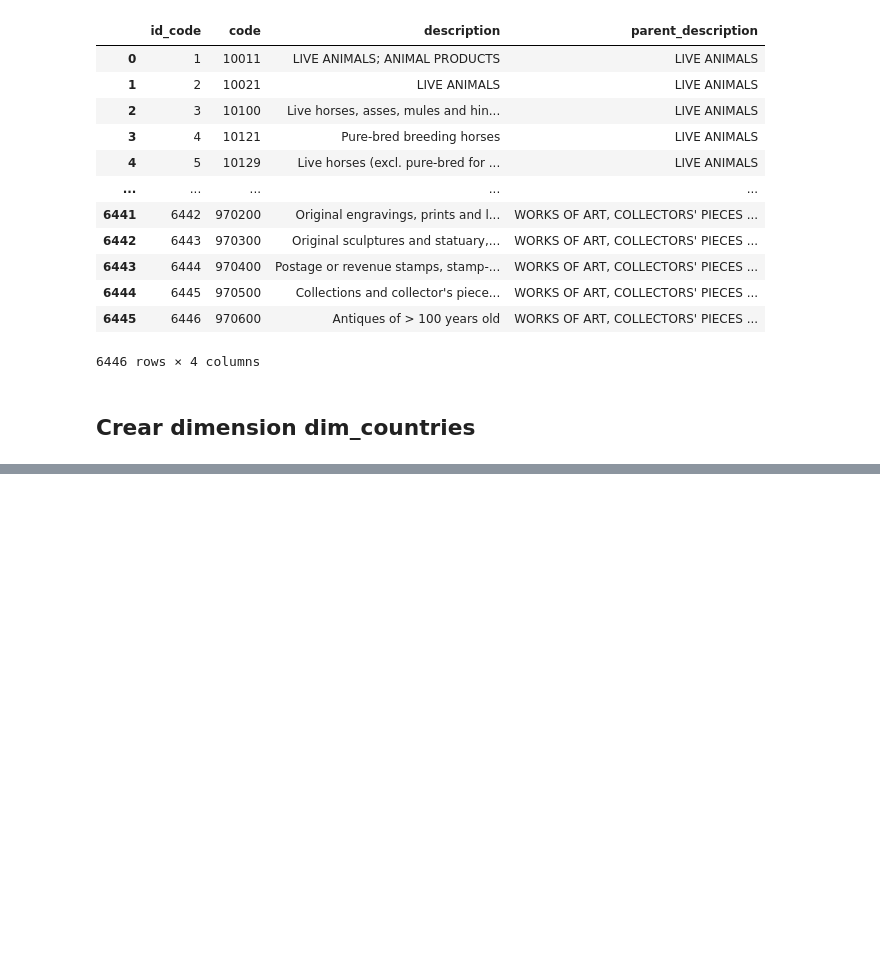
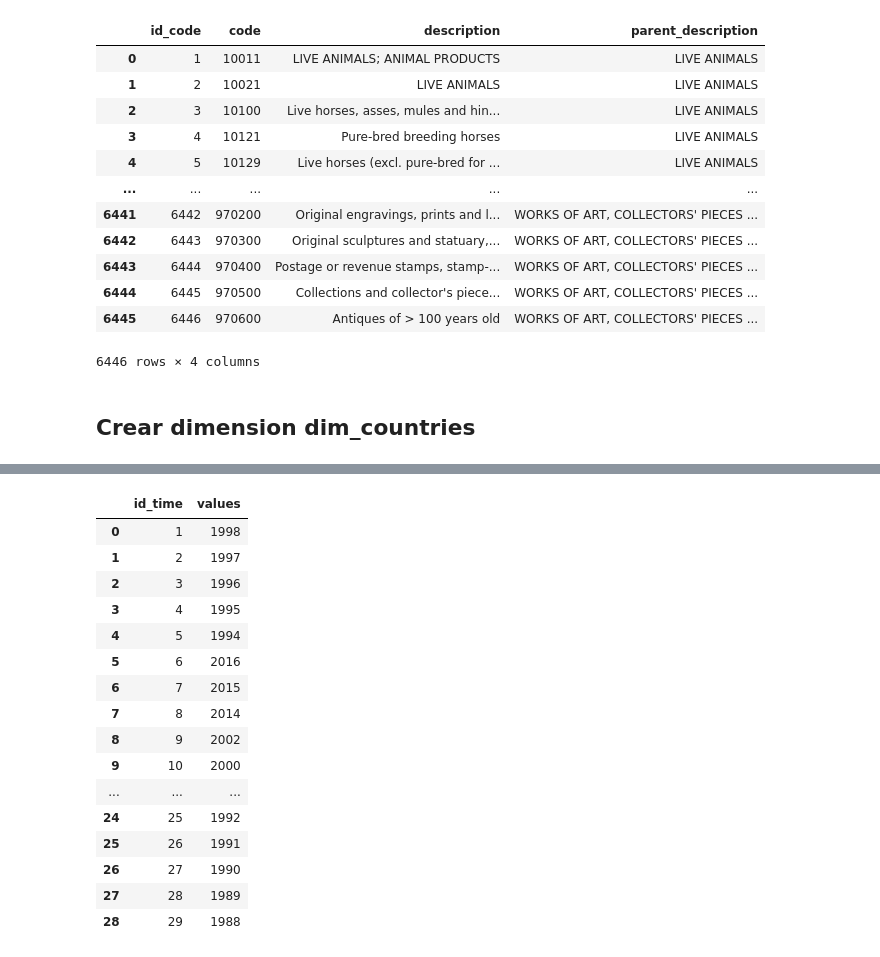
Before and after one commit to Vrtx566/Fundamentos-Analitica, a Jupyter notebook: orquestador_etl.ipynb, the cells around one changed output, grey strips where cells are left out. Cells and saved outputs as stored; diff of their text form; code cells hidden in the pictures; blank space fills up the shorter version.

```diff
--- a/orquestador_etl.ipynb
+++ b/orquestador_etl.ipynb
@@ -254,0 +278,22 @@ memory usage: 9.9+ KB
+# %%
+#para dim_time
+dim_time = create_dimension(df_trades['year'].unique(),'id_time')
+dim_time
+# %% [output]
+|  | id_time | values |
+| 0 | 1 | 1998 |
+| 1 | 2 | 1997 |
+| 2 | 3 | 1996 |
+| 3 | 4 | 1995 |
+| 4 | 5 | 1994 |
+| 5 | 6 | 2016 |
+| 6 | 7 | 2015 |
+| 7 | 8 | 2014 |
+| 8 | 9 | 2002 |
+| 9 | 10 | 2000 |
+| ... | ... | ... |
+| 24 | 25 | 1992 |
+| 25 | 26 | 1991 |
+| 26 | 27 | 1990 |
+| 27 | 28 | 1989 |
+| 28 | 29 | 1988 |
```
Also changed, not shown: parts of 15 cells of this notebook, 6 other files.
